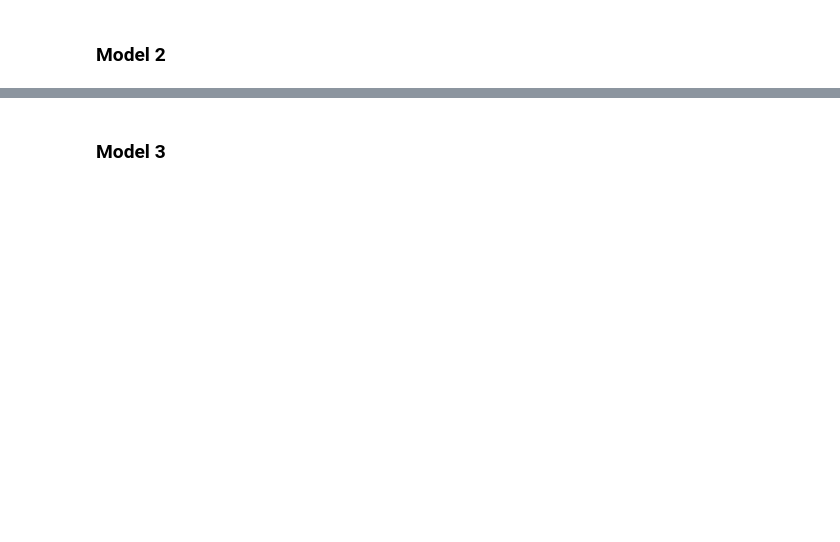
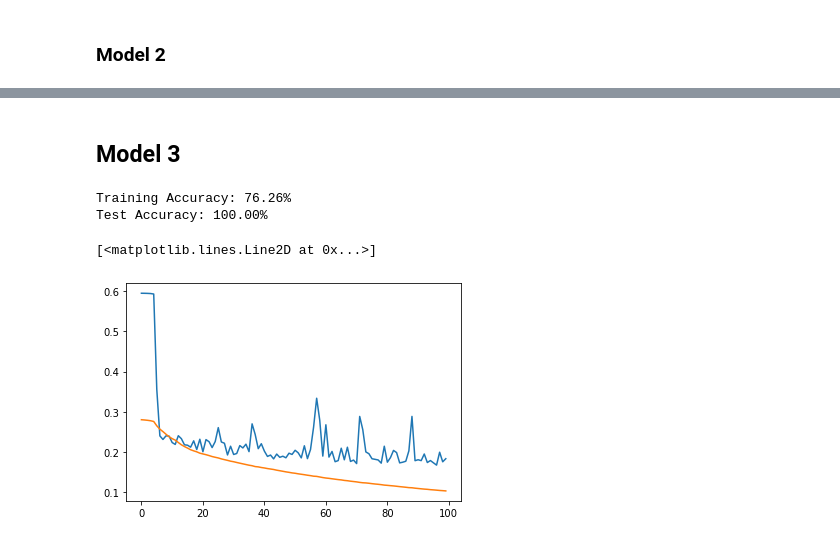
Before and after one commit to WawanWidiantara/Single-Layer-Perceptron, a Jupyter notebook: Single-Layer-Perceptron/experiment/iqbal-slp.ipynb, the cells around one changed output, grey strips where cells are left out. Cells and saved outputs as stored; diff of their text form; code cells hidden in the pictures; blank space fills up the shorter version.

Commit message:
+iqbal's experiment
update model dengan fungsi aktivasi sigmoid

```diff
--- a/Single-Layer-Perceptron/experiment/iqbal-slp.ipynb
+++ b/Single-Layer-Perceptron/experiment/iqbal-slp.ipynb
@@ -525,0 +700,3 @@ Perceptron prediction [0 0 0 0 1 0 1 0 1 0 0 1 0 1 1 0 0 1 1 0 0 1 1 0 1 0 1 0 0
+# %%
+merged_test_data = pd.merge(dt, gdt, on="PassengerId")
+merged_test_data
@@ -525,0 +719,5 @@ Perceptron prediction [0 0 0 0 1 0 1 0 1 0 0 1 0 1 1 0 0 1 1 0 0 1 1 0 1 0 1 0 0
+# %%
+test = merged_test_data.copy()
+
+X_test = test.iloc[:, 1:8]
+y_test = test.iloc[:, 8]
@@ -526,8 +763,6 @@ Perceptron prediction [0 0 0 0 1 0 1 0 1 0 0 1 0 1 1 0 0 1 1 0 0 1 1 0 1 0 1 0 0
 # %% [markdown]
-### Model 3
+## Model 3
 # %%
-
-# activation functions
 def sigmoid(x):
     return 1 / (1 + np.exp(-x))
 
@@ -543,10 +778,10 @@ class Perceptron(object):
             raise ValueError('Unknown activation function %s' % activation)
 
         nweights = X_dim + 1
-        self.W = (2 * np.random.random(nweights)) * 0.25
+        self.W = (2 * np.random.random(nweights) - 1) * 0.25
         self.W = self.W.reshape(-1, 1)
         self.train_errors = []
-        self.validation_errors = []
+        self.testing_errors = []
 
     def _add_bias_X(self, X):
         """Returns X with an additional entry set to 1, representing bias"""
@@ -560,20 +795,19 @@ class Perceptron(object):
     def _error(self, y_true, y_pred):
         return (y_true - y_pred)**2
 
-    def train(self, X_train, y_train, X_validation, y_validataion,
-              learning_rate=0.2, epochs=10, minibatch_size=10, weight_decay=0):
+    def train(self, X_train, y_train, X_validation, y_validation,
+              learning_rate=0.01, epochs=10, minibatch_size=10, weight_decay=0):
         assert len(X_train.shape) == 2, "X must be 2D"
         X_train = self._add_bias_X(X_train)
         X_validation = self._add_bias_X(X_validation)
 
         self.weight_decay = weight_decay
 
-        # minibatch SGD
         for epoch in range(epochs):
             minibatch_indices = np.arange(X_train.shape[0])
             np.random.shuffle(minibatch_indices)
             # for each minibatch, compute gradient of weights
-            for start in xrange(0, len(minibatch_indices), minibatch_size):
+            for start in range(0, len(minibatch_indices), minibatch_size):
                 end = start + minibatch_size
                 indices = minibatch_indices[start:end]
                 Xb = X_train[indices]
@@ -581,24 +815,21 @@ class Perceptron(object):
 
                 l = Xb.dot(self.W).flatten()
                 deltas = self._error_derivative(yb, self.activation(l), self.activation_deriv(l))
-                grad_W = Xb * np.tile(deltas.reshape(-1, 1), (1, Xb.shape[1]))
-                grad_W = np.mean(grad_W, axis=0).reshape(-1, 1)
+                grad_W = Xb.T.dot(deltas).reshape(-1, 1) / minibatch_size
                 self.W -= learning_rate * grad_W + self.weight_decay * self.W
 
             # evaluate train/validation errors
             self.train_errors.append(
                 self._error(y_train, self.decision_function(X_train, addbias=False)).mean()
             )
-            self.validation_errors.append(
+            self.testing_errors.append(
                 self._error(y_validation, self.decision_function(X_validation, addbias=False)).mean()
             )
 
         return self
 
-
     def predict(self, X, addbias=True):
-        return (self.decision_function(X, addbias) > 0.5).astype(np.int)
-
+        return (self.decision_function(X, addbias) > 0.5).astype(np.int64)
 
     def decision_function(self, X, addbias=True):
         """
@@ -607,3 +838,32 @@ class Perceptron(object):
         if addbias:
             X = self._add_bias_X(X)
         return self.activation(X.dot(self.W).flatten())
+# %%
+perceptron = Perceptron(x_train.shape[1]).train(x_train, y_train, X_test_normalized, y_test_normalized,
+                                          epochs=100, minibatch_size=10)
+# %%
+def calculate_accuracy(y_true, y_pred):
+    correct_predictions = np.sum(y_true == y_pred)
+    total_samples = len(y_true)
+    accuracy = correct_predictions / total_samples
+    return accuracy
+
+# Assuming 'perceptron' is an instance of your trained Perceptron
+y_train_pred = perceptron.predict(x_train)
+train_accuracy = calculate_accuracy(y_train, y_train_pred)
+
+y_test_pred = perceptron.predict(X_test_normalized)
+testing_accuracy = calculate_accuracy(y_test_normalized, y_test_pred)
+
+print(f"Training Accuracy: {train_accuracy:.2%}")
+print(f"Test Accuracy: {testing_accuracy:.2%}")
+# %% [output]
+Training Accuracy: 76.26%
+Test Accuracy: 100.00%
+# %%
+import pylab as pl
+pl.plot(perceptron.train_errors, label='train')
+pl.plot(perceptron.testing_errors, label='test')
+# %% [output]
+[<matplotlib.lines.Line2D at 0x...>]
+[figure, added]
```
Also changed, not shown: parts of 29 cells of this notebook.
